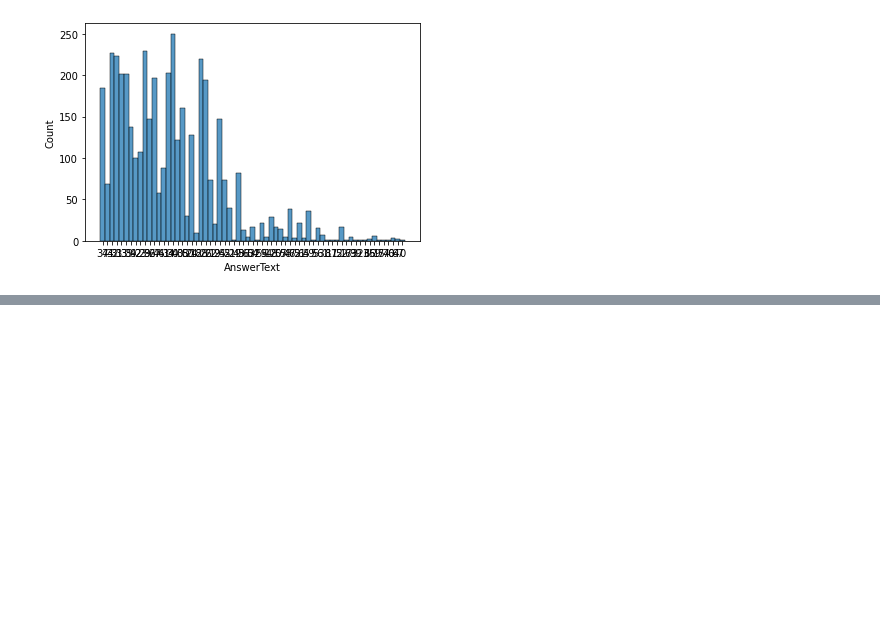
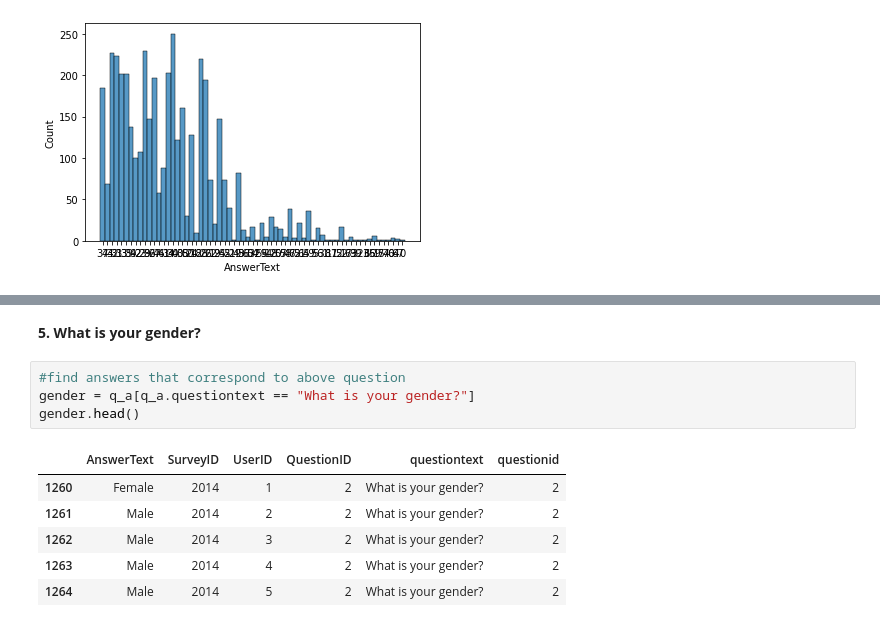
Before and after one commit to lauren-esser/Exploring_Mental_Health_with_SQL, a Jupyter notebook: Mental_Health_Survey.ipynb, the cells around one changed output, grey strips where cells are left out. Saved outputs shown, nothing was run; the diff lists cells and outputs as text; blank space fills up the shorter version.

```diff
--- a/Mental_Health_Survey.ipynb
+++ b/Mental_Health_Survey.ipynb
@@ -237,0 +329,13 @@ sns.histplot(age.AnswerText, bins = 10);
+# %% [markdown]
+**5. What is your gender?**
+# %%
+#find answers that correspond to above question
+gender = q_a[q_a.questiontext == "What is your gender?"]
+gender.head()
+# %% [output]
+|  | AnswerText | SurveyID | UserID | QuestionID | questiontext | questionid |
+| 1260 | Female | 2014 | 1 | 2 | What is your gender? | 2 |
+| 1261 | Male | 2014 | 2 | 2 | What is your gender? | 2 |
+| 1262 | Male | 2014 | 3 | 2 | What is your gender? | 2 |
+| 1263 | Male | 2014 | 4 | 2 | What is your gender? | 2 |
+| 1264 | Male | 2014 | 5 | 2 | What is your gender? | 2 |
```
Also changed, not shown: parts of 21 cells of this notebook.
